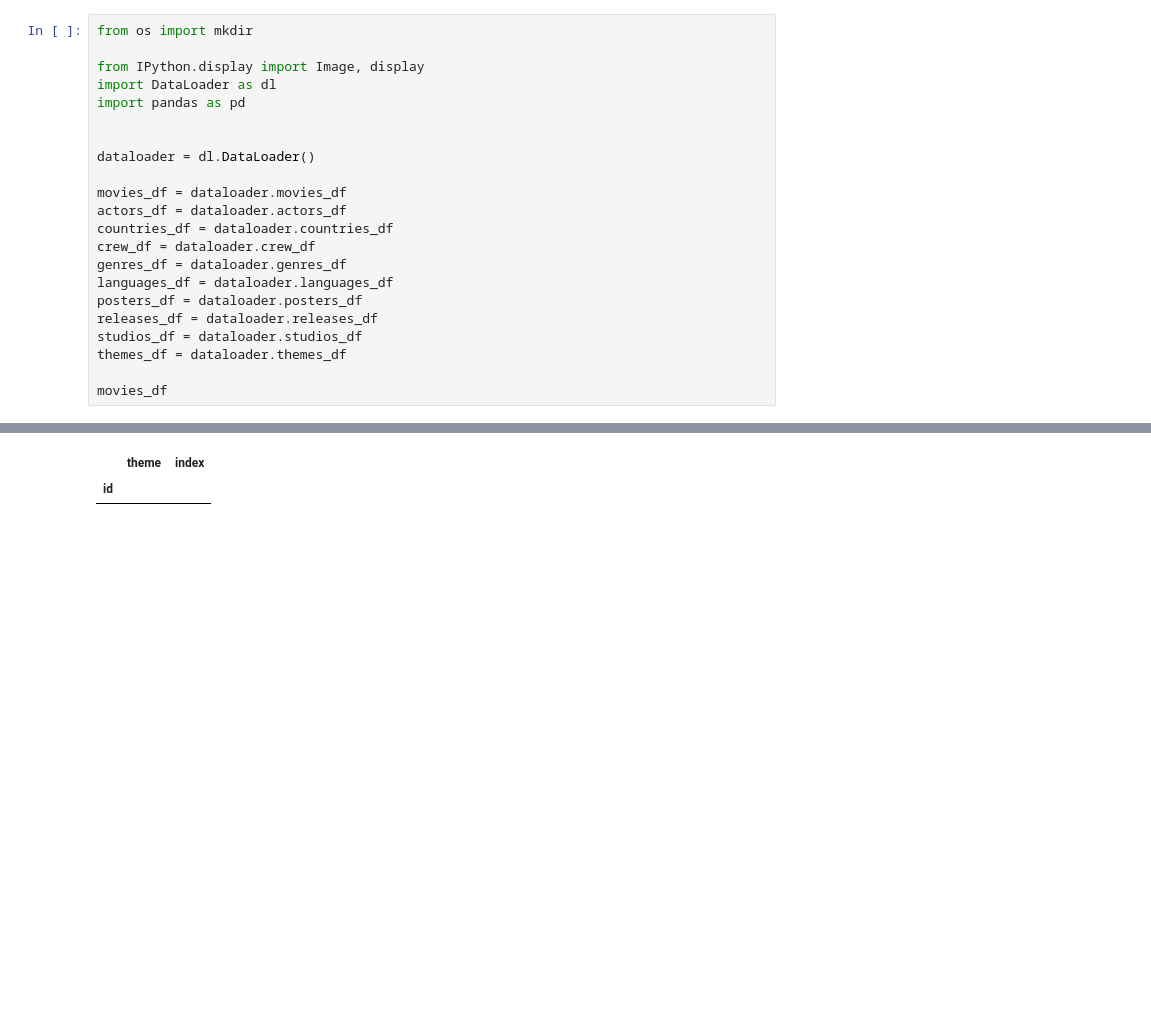
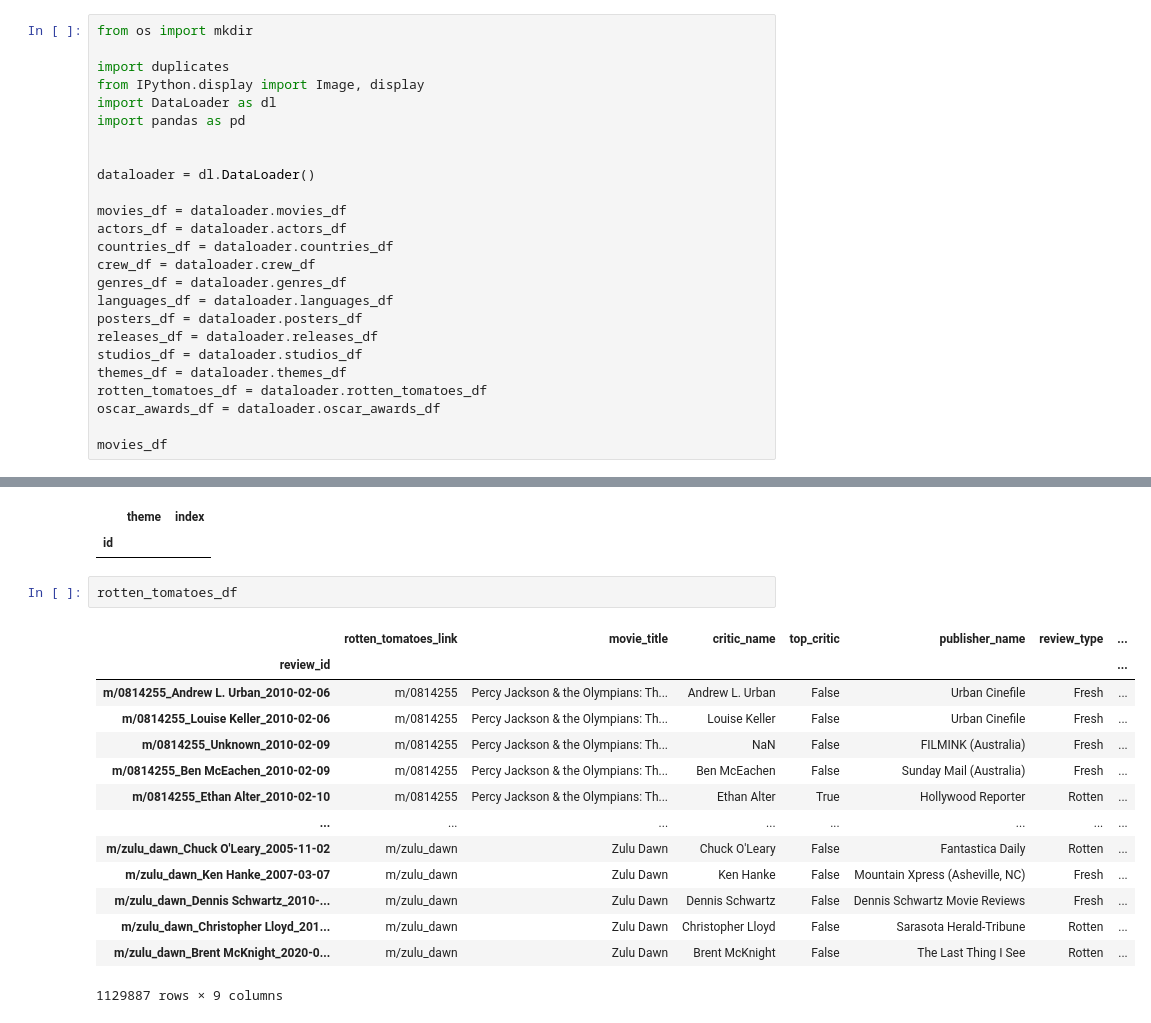
Before and after one commit to SacchettiLorenzo/IUMTWEB_DataAnalysis, a Jupyter notebook: data cleaning/DataCleaning.ipynb, the cells around one changed output, grey strips where cells are left out. Drawn from its saved outputs; the diff is of its cells as text; blank space fills up the shorter version.

Commit message:
aggiunti a DataCleaning anche rotten_tomatoes e oscar

```diff
--- a/data cleaning/DataCleaning.ipynb
+++ b/data cleaning/DataCleaning.ipynb
@@ -1,6 +1,7 @@
 # %%
 from os import mkdir
 
+import duplicates
 from IPython.display import Image, display
 import DataLoader as dl
 import pandas as pd
@@ -18,6 +19,8 @@ posters_df = dataloader.posters_df
 releases_df = dataloader.releases_df
 studios_df = dataloader.studios_df
 themes_df = dataloader.themes_df
+rotten_tomatoes_df = dataloader.rotten_tomatoes_df
+oscar_awards_df = dataloader.oscar_awards_df
 
 movies_df
 # %% [output]
@@ -809,3 +812,20 @@ themes_df.loc[themes_df.duplicated(subset=['index','theme'])]
 # %% [output]
 |  | theme | index |
 | id |  |  |
+# %%
+rotten_tomatoes_df
+# %% [output]
+|  | rotten_tomatoes_link | movie_title | critic_name | top_critic | publisher_name | review_type | ... |
+| review_id |  |  |  |  |  |  | ... |
+| m/0814255_Andrew L. Urban_2010-02-06 | m/0814255 | Percy Jackson & the Olympians: Th... | Andrew L. Urban | False | Urban Cinefile | Fresh | ... |
+| m/0814255_Louise Keller_2010-02-06 | m/0814255 | Percy Jackson & the Olympians: Th... | Louise Keller | False | Urban Cinefile | Fresh | ... |
+| m/0814255_Unknown_2010-02-09 | m/0814255 | Percy Jackson & the Olympians: Th... | NaN | False | FILMINK (Australia) | Fresh | ... |
+| m/0814255_Ben McEachen_2010-02-09 | m/0814255 | Percy Jackson & the Olympians: Th... | Ben McEachen | False | Sunday Mail (Australia) | Fresh | ... |
+| m/0814255_Ethan Alter_2010-02-10 | m/0814255 | Percy Jackson & the Olympians: Th... | Ethan Alter | True | Hollywood Reporter | Rotten | ... |
+| ... | ... | ... | ... | ... | ... | ... | ... |
+| m/zulu_dawn_Chuck O'Leary_2005-11-02 | m/zulu_dawn | Zulu Dawn | Chuck O'Leary | False | Fantastica Daily | Rotten | ... |
+| m/zulu_dawn_Ken Hanke_2007-03-07 | m/zulu_dawn | Zulu Dawn | Ken Hanke | False | Mountain Xpress (Asheville, NC) | Fresh | ... |
+| m/zulu_dawn_Dennis Schwartz_2010-... | m/zulu_dawn | Zulu Dawn | Dennis Schwartz | False | Dennis Schwartz Movie Reviews | Fresh | ... |
+| m/zulu_dawn_Christopher Lloyd_201... | m/zulu_dawn | Zulu Dawn | Christopher Lloyd | False | Sarasota Herald-Tribune | Rotten | ... |
+| m/zulu_dawn_Brent McKnight_2020-0... | m/zulu_dawn | Zulu Dawn | Brent McKnight | False | The Last Thing I See | Rotten | ... |
+1129887 rows × 9 columns
```
Also changed, not shown: parts of 17 cells of this notebook, 1 other file.
